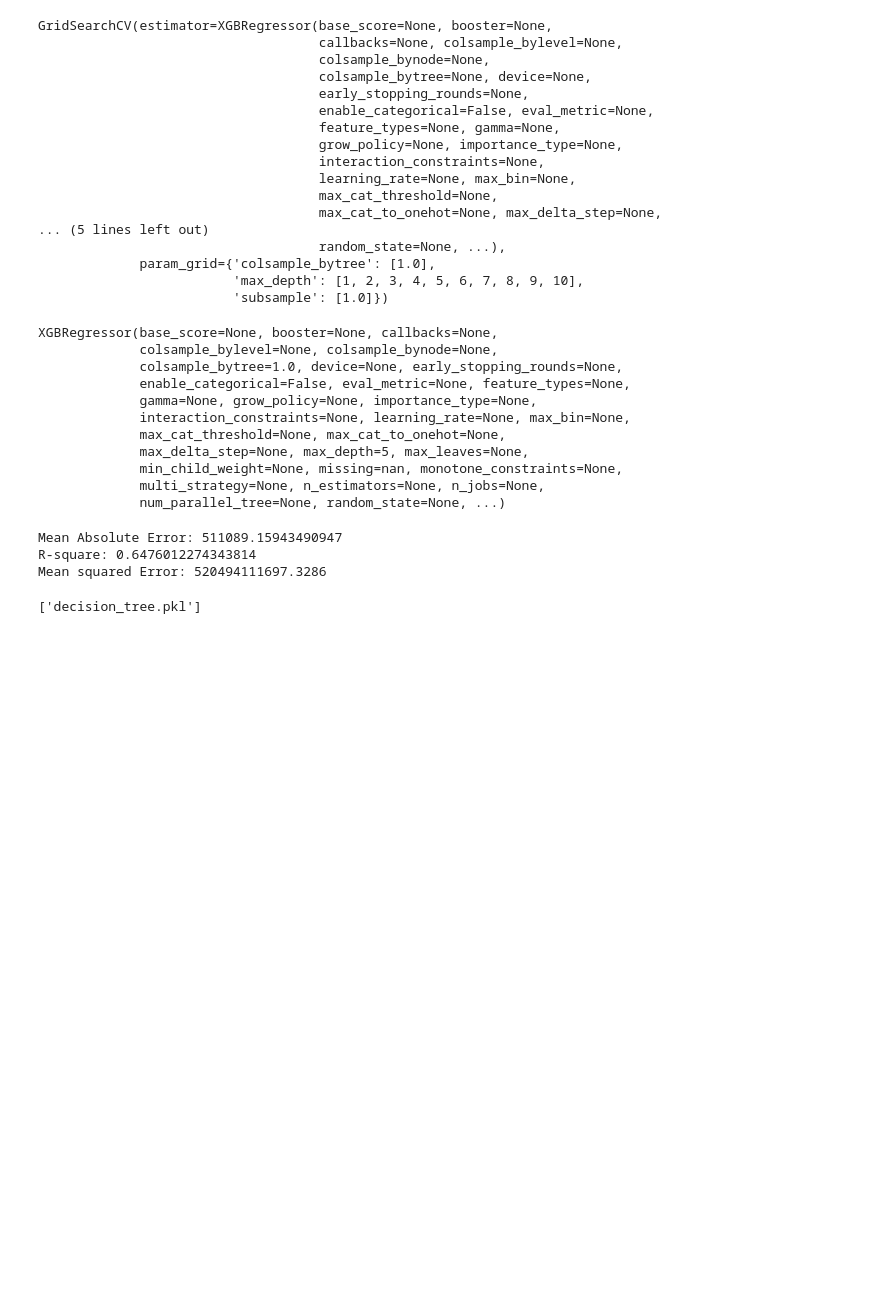
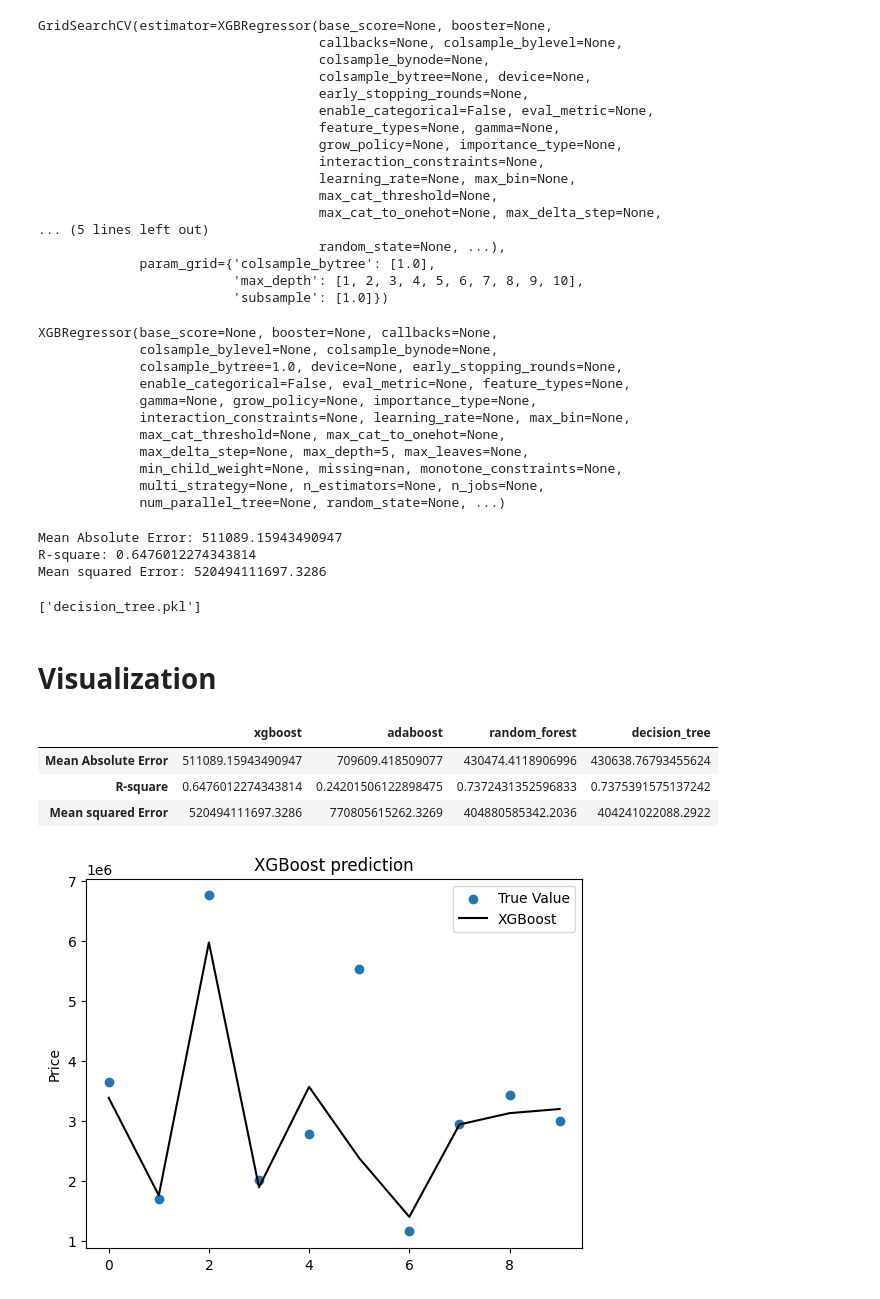
Before and after one commit to hairfann/airfare-prediction, a Jupyter notebook: flight_price.ipynb, the cells around one changed output. Drawn from its saved outputs; the diff is of its cells as text; code cells hidden in the pictures; blank space fills up the shorter version.

Commit message:
Visualization for model result

```diff
--- a/flight_price.ipynb
+++ b/flight_price.ipynb
@@ -307,3 +307,38 @@ adaboost=joblib.load('adaboost.pkl')
 decision_tree=joblib.load('decision_tree.pkl')
 random_forest=joblib.load('random_forest.pkl')
 xgboost=joblib.load('xgboost.pkl')
+# %% [markdown]
+# Visualization
+# %%
+xgboost_prediction = xgboost.predict(X_test)
+adaboost_prediction = adaboost.predict(X_test)
+rf_prediction = random_forest.predict(X_test)
+clf_en_prediction = decision_tree.predict(X_test)
+# %%
+model_result = pd.DataFrame(index=['Mean Absolute Error',"R-square","Mean squared Error"])
+model_list = ['xgboost','adaboost','random_forest','decision_tree']
+prediction_list = [xgboost_prediction, adaboost_prediction, rf_prediction, clf_en_prediction]
+for i in range(0,len(model_list)):
+    model_result[model_list[i]] = [str(mean_absolute_error(prediction_list[i], Y_test)), str(r2_score(prediction_list[i], Y_test)), str(mean_squared_error(prediction_list[i], Y_test))]
+# %%
+model_result
+# %% [output]
+|  | xgboost | adaboost | random_forest | decision_tree |
+| Mean Absolute Error | 511089.15943490947 | 709609.418509077 | 430474.4118906996 | 430638.76793455624 |
+| R-square | 0.6476012274343814 | 0.24201506122898475 | 0.7372431352596833 | 0.7375391575137242 |
+| Mean squared Error | 520494111697.3286 | 770805615262.3269 | 404880585342.2036 | 404241022088.2922 |
+# %%
+x = [i for i in range(0,10)]
+y = Y_test[:10]
+
+X_xgboost = [i for i in range(0,10)]
+Y_xgboost = xgboost_prediction[:10]
+
+plt.scatter(x, y)
+plt.plot(X_xgboost, Y_xgboost,color='black')
+plt.title('XGBoost prediction')
+plt.ylabel('Price')
+plt.legend(['True Value','XGBoost'])
+plt.show()
+# %% [output]
+[figure, added]
```
Also changed, not shown: parts of 4 cells of this notebook.
